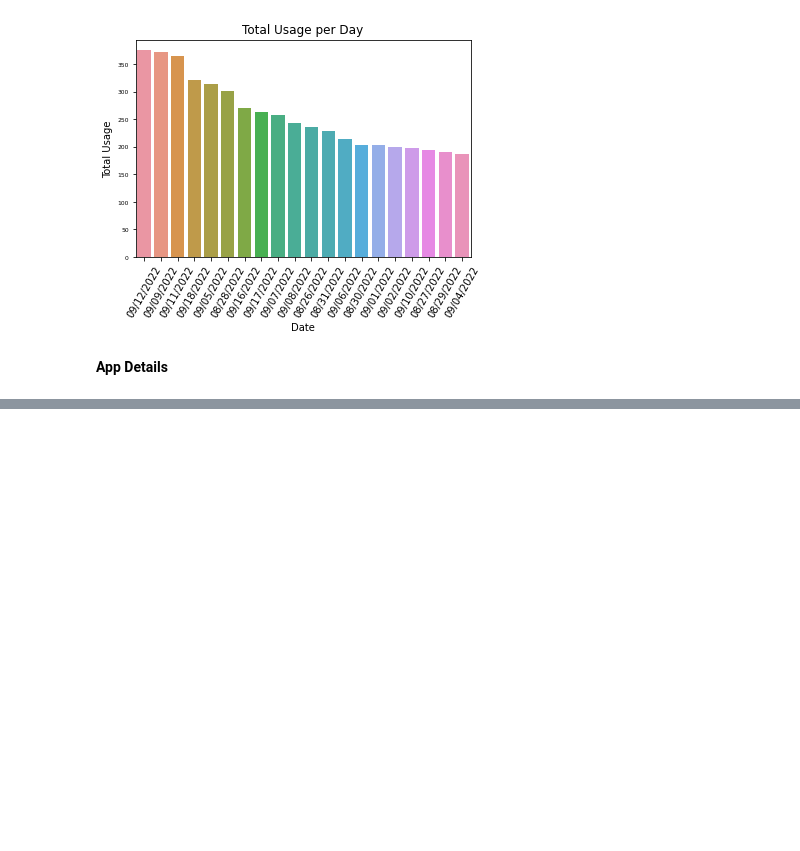
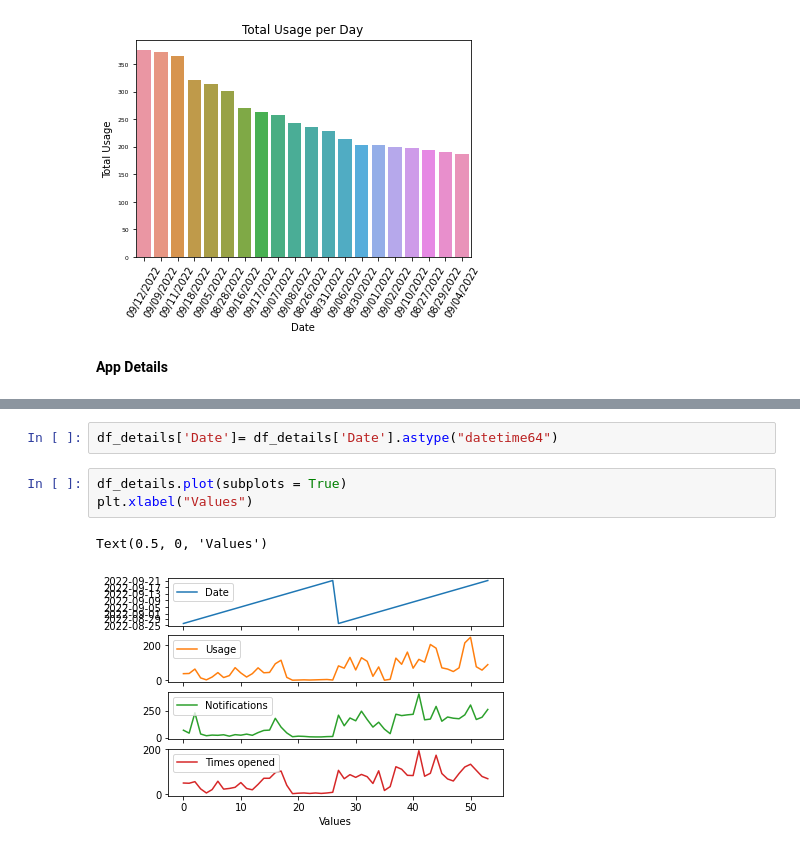
Before and after one commit to Ubaid-Ur-RehmanJ/kaggle-projects, a Jupyter notebook: screen-time-analysis.ipynb, the cells around one changed output, grey strips where cells are left out. Saved outputs shown, nothing was run; the diff lists cells and outputs as text; blank space fills up the shorter version.

```diff
--- a/screen-time-analysis.ipynb
+++ b/screen-time-analysis.ipynb
@@ -184,0 +194,8 @@ Text(0.5, 1.0, 'Total Usage per Day')
+# %%
+df_details['Date']= df_details['Date'].astype("datetime64")
+# %%
+df_details.plot(subplots = True)
+plt.xlabel("Values")
+# %% [output]
+Text(0.5, 0, 'Values')
+[figure, added]
```
Also changed, not shown: parts of 25 cells of this notebook.
